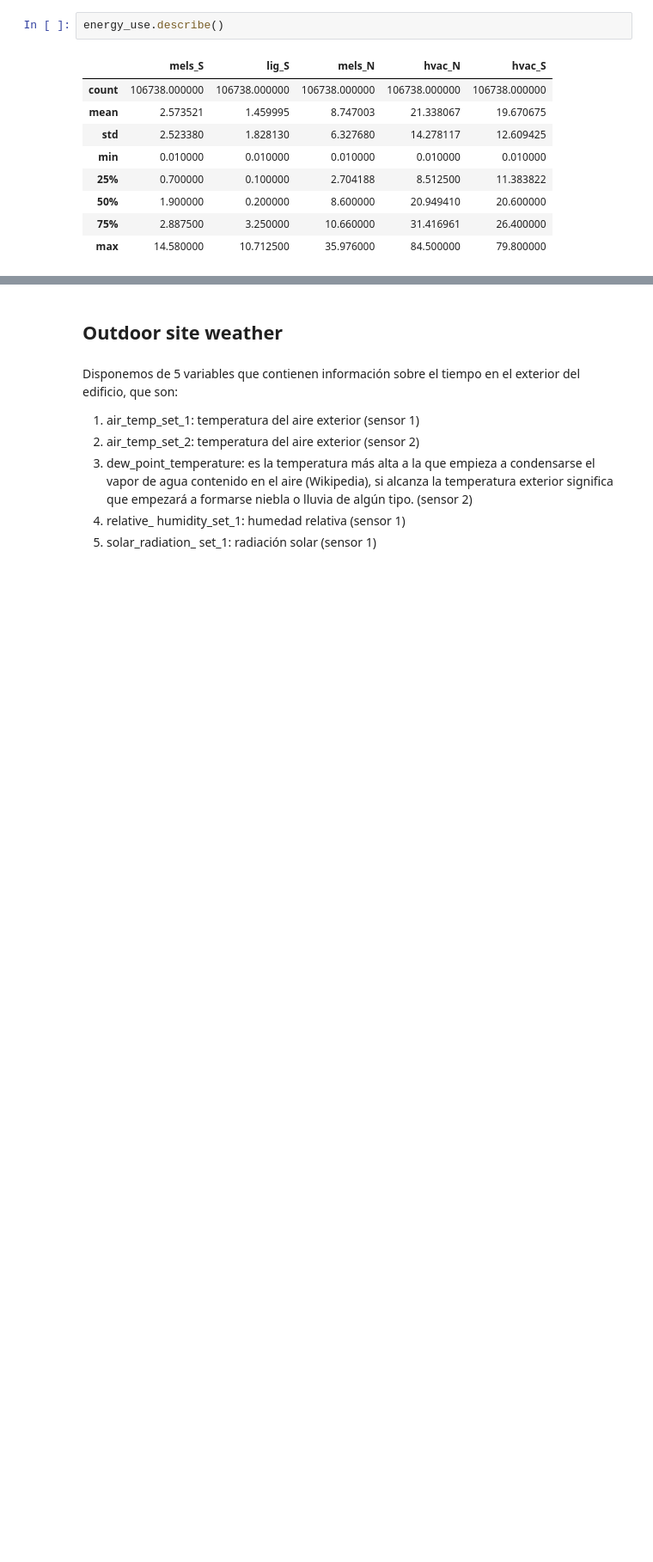
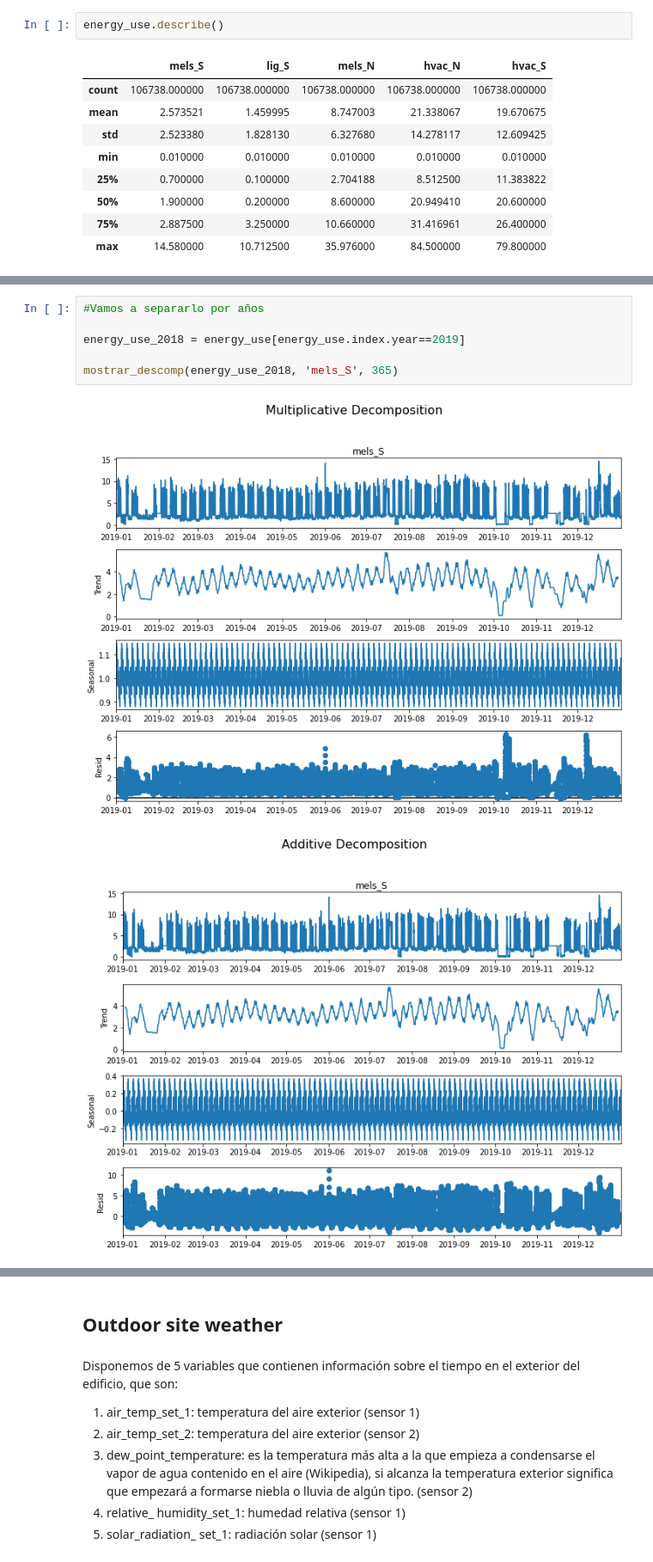
Before and after one commit to maaguado/time-series-building59, a Jupyter notebook: Inicial.ipynb, the cells around one changed output, grey strips where cells are left out. Shown at 86% size. Saved outputs shown, nothing was run; the diff lists cells and outputs as text; blank space fills up the shorter version.

```diff
--- a/Inicial.ipynb
+++ b/Inicial.ipynb
@@ -452,0 +463,9 @@ ValueError: You must specify a period or x must be a pandas object with a Dateti
+# %%
+#Vamos a separarlo por años
+
+energy_use_2018 = energy_use[energy_use.index.year==2019]
+
+mostrar_descomp(energy_use_2018, 'mels_S', 365)
+# %% [output]
+[figure, added]
+[figure, added]
```
Also changed, not shown: parts of 6 cells of this notebook, 2 other files.
